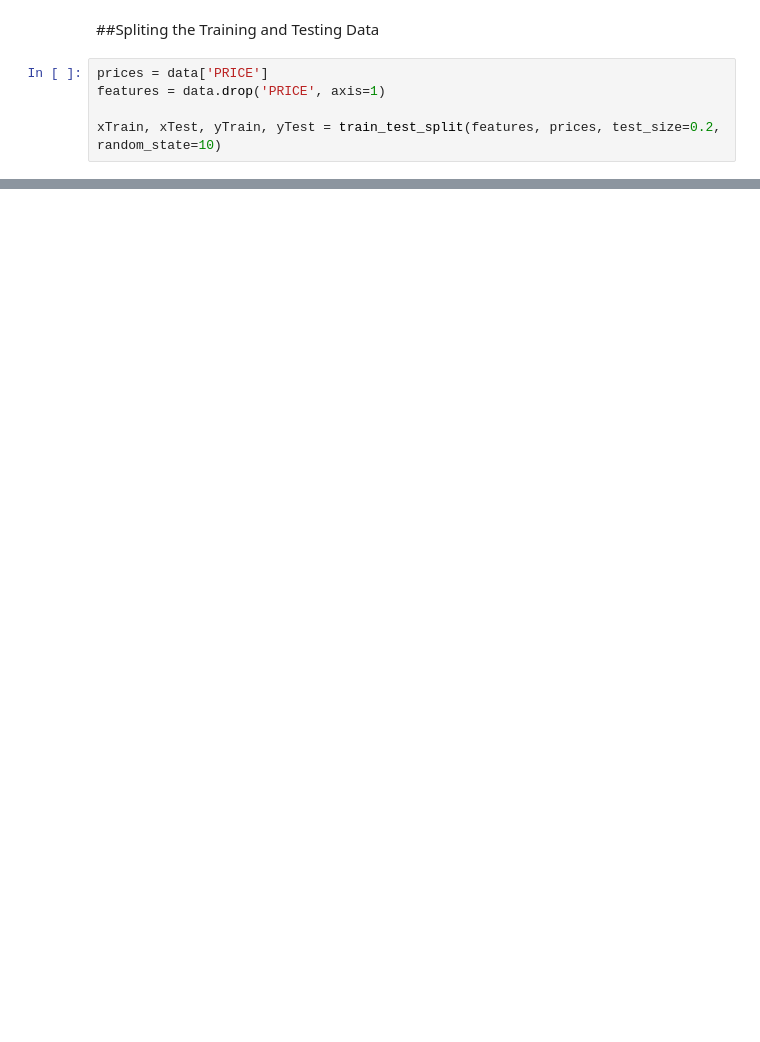
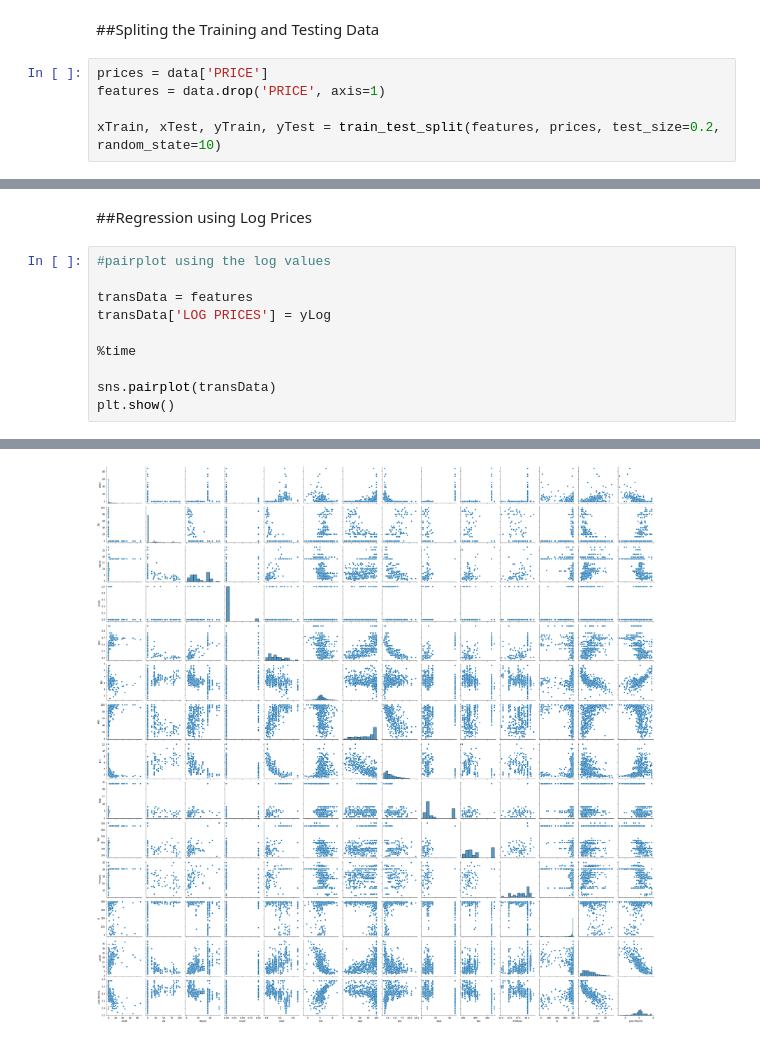
Before and after one commit to makhijakabir/machine-learning, a Jupyter notebook: multivariateRegressionBHP.ipynb, the cells around one changed output, grey strips where cells are left out. Saved outputs shown, nothing was run; the diff lists cells and outputs as text; blank space fills up the shorter version.

```diff
--- a/multivariateRegressionBHP.ipynb
+++ b/multivariateRegressionBHP.ipynb
@@ -293,0 +356,13 @@ xTrain, xTest, yTrain, yTest = train_test_split(features, prices, test_size=0.2,
+# %% [markdown]
+##Regression using Log Prices
+# %%
+#pairplot using the log values
+
+transData = features
+transData['LOG PRICES'] = yLog
+
+%time
+
+sns.pairplot(transData)
+plt.show()
+# %% [output]
@@ -293,0 +371 @@ xTrain, xTest, yTrain, yTest = train_test_split(features, prices, test_size=0.2,
+[figure, added]
```
Also changed, not shown: parts of 12 cells of this notebook.
